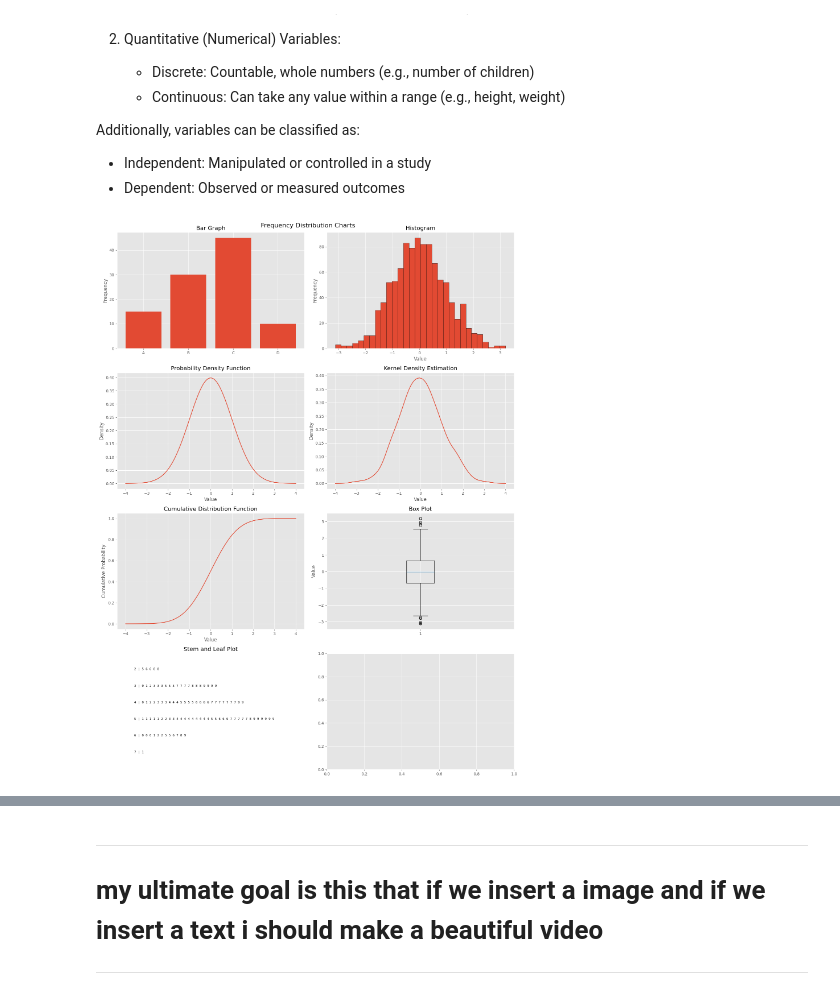
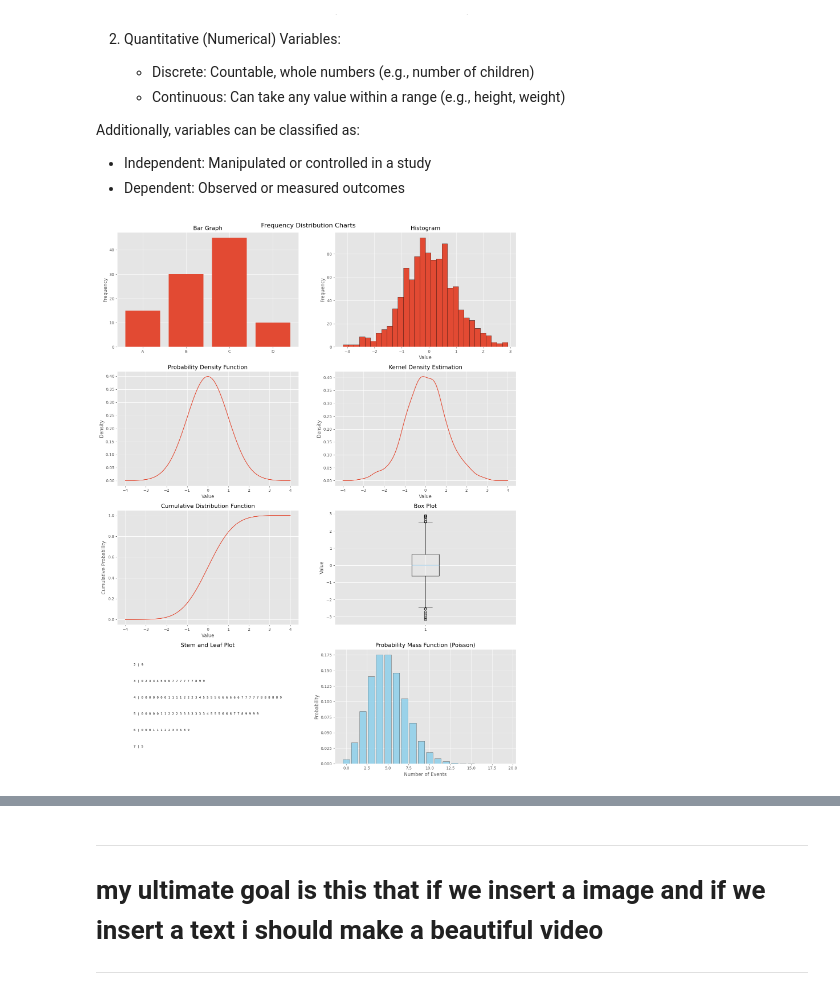
Before and after one commit to satyaprakashdhfm/ML--DL--NOTES, a Jupyter notebook: 0.DATA PREPROCESSIN/NOTES_STATICS.ipynb, the cells around one changed output, grey strips where cells are left out. Drawn from its saved outputs; the diff is of its cells as text; code cells hidden in the pictures.

```diff
--- a/0.DATA PREPROCESSIN/NOTES_STATICS.ipynb
+++ b/0.DATA PREPROCESSIN/NOTES_STATICS.ipynb
@@ -87,6 +107,14 @@ values = [15, 30, 45, 10]
 axs[0, 0].bar(categories, values)
 axs[0, 0].set_title('Bar Graph')
 axs[0, 0].set_ylabel('Frequency')
+
+#1.1 pmf
+x_pmf = np.arange(0, 20)
+y_pmf = stats.poisson.pmf(x_pmf, mu=5)
+axs[3, 1].bar(x_pmf, y_pmf, alpha=0.8, color='skyblue', edgecolor='black')
+axs[3, 1].set_title('Probability Mass Function (Poisson)')
+axs[3, 1].set_xlabel('Number of Events')
+axs[3, 1].set_ylabel('Probability')
 
 # 2. Histogram
 data = np.random.normal(0, 1, 1000)
@@ -120,34 +148,34 @@ axs[2, 0].set_ylabel('Cumulative Probability')
 
 # 6. Box Plot
 axs[2, 1].boxplot(data)
 axs[2, 1].set_title('Box Plot')
 axs[2, 1].set_ylabel('Value')
 
 # 7. Improved Stem and Leaf Plot
 axs[3, 0].clear()  # Clear the previous plot
 data_for_stem_leaf = np.random.normal(50, 10, 100).astype(int)
 stems, leafs = [], []
 for d in sorted(data_for_stem_leaf):
     stems.append(d // 10)
     leafs.append(d % 10)
 
 unique_stems = sorted(set(stems))
 for i, stem in enumerate(unique_stems):
     stem_leafs = [str(leaf) for s, leaf in zip(stems, leafs) if s == stem]
     axs[3, 0].text(0, len(unique_stems) - i - 1, f"{stem} | {' '.join(stem_leafs)}",
                    fontfamily='monospace', fontsize=8)
 
 axs[3, 0].set_title('Stem and Leaf Plot')
 axs[3, 0].set_ylim(-1, len(unique_stems))
 axs[3, 0].set_xlim(-0.1, 1)
 axs[3, 0].axis('off')
 
 
 plt.tight_layout()
 plt.savefig('frequency_distribution_charts.png', dpi=300)
 plt.show()
 # %% [output]
-[figure, old version]
+[figure, new version]
 # %% [markdown]
 ## 3. Representing Frequency Distributions
 https://youtu.be/ZyUzRVa6hCM?si=LAggLu8WeCOyqxiE
```
Also changed, not shown: parts of 13 cells of this notebook, 1 other file.
